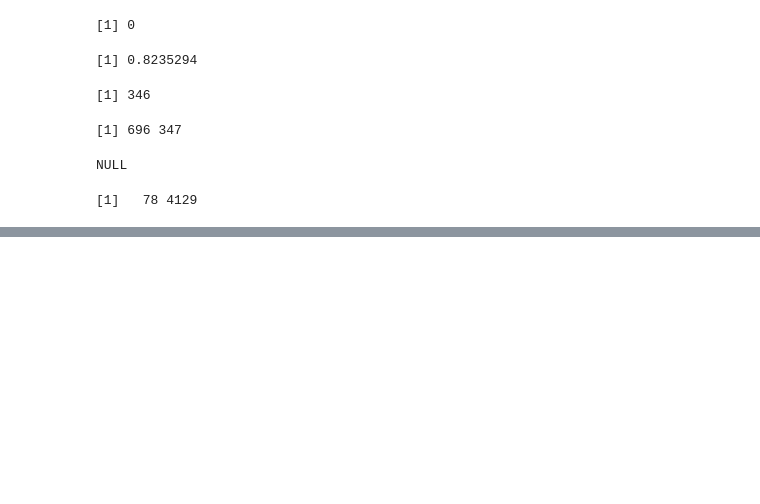
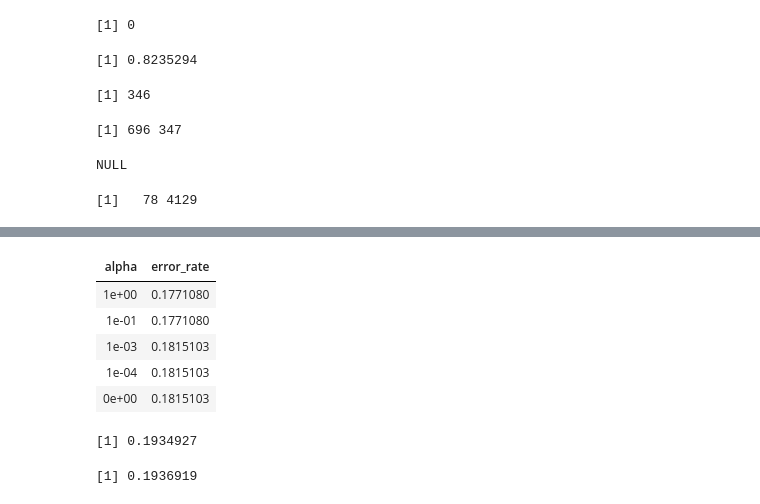
Before and after one commit to CryoliteZ/Statistical-Learning-R, a Jupyter notebook: HW6/hw6.ipynb, the cells around one changed output, grey strips where cells are left out. Saved outputs shown, nothing was run; the diff lists cells and outputs as text; code cells hidden in the pictures; blank space fills up the shorter version.

```diff
--- a/HW6/hw6.ipynb
+++ b/HW6/hw6.ipynb
@@ -204,0 +276,33 @@ head(dstune)
+# %%
+onehotencoding <- function(dum_features, dum_classes, df){
+    df = df[,dum_features]
+    for(feature in dum_features){
+        classes = dum_classes[feature]
+        for(c in classes){
+            dummy <- as.numeric(df[feature] == c)
+            dum_class_name = paste(feature, c, sep="_")
+            df[dum_class_name] = dummy
+        }
+    }
+    return(df[ , !(names(df) %in% dum_features)])
+}
+
+
+dum_features = c("workclass", "marital_status", "occupation","relationship", "race", "sex", "native_country")
+dum_classes = getFeatureClasses(df_all, dum_features)
+df_train_all_dummy = onehotencoding(dum_features, dum_classes, df_train_all)
+df_test_dummy = onehotencoding(dum_features, dum_classes, df_test)
+
+continuous_features = c("age", "fnlwgt", "education_num", "capital_gain", "capital_loss", "hours_per_week")
+df_train_all_cont = df_train_all[,continuous_features]
+df_test_cont = df_test[,continuous_features]
+df_train_all_cont_std = standarize(df_train_all_cont, df_test_cont)$x_train
+df_test_cont_std = standarize(df_train_all_cont, df_test_cont)$x_test
+df_train_all_x = cbind.fill(df_train_all_cont_std,df_train_all_dummy)
+df_train_all_y = df_train_all$y_income
+df_tune_x <- df_train_all_x[folds == 10,]
+df_tune_y <- df_train_all[folds == 10,]$y_income
+df_train_x <- df_train_all_x[folds!= 10, ]
+df_train_y <- df_train_all[folds != 10,]$y_income
+df_test_x = cbind.fill(df_test_cont_std,df_test_dummy)
+df_test_y = df_test$y_income
@@ -204,0 +329,34 @@ head(dstune)
+# %%
+
+
+alpha = c(1, 0.1, 0.001, 0.0001,  0)
+err_list = c()
+for(a in alpha){
+    fit <- glmnet(as.matrix(df_train_x), df_train_y, alpha = a, family="binomial")
+    x_predict_result = predict(fit, as.matrix(df_tune_x), s = 0.0001, type = "response") >= 0.5
+    err = 1 - sum((df_tune_y == x_predict_result) == TRUE) / length(x_predict_result)
+    err_list = c(err_list,err)
+}
+data.frame(alpha = alpha, error_rate = err_list)
+# %% [output]
+| alpha | error_rate |
+| 1e+00 | 0.1771080 |
+| 1e-01 | 0.1771080 |
+| 1e-03 | 0.1815103 |
+| 1e-04 | 0.1815103 |
+| 0e+00 | 0.1815103 |
+# %%
+fit <- glmnet(as.matrix(df_train_all_x), df_train_all_y, alpha = 1, family="binomial")
+x_predict_result = predict(fit, as.matrix(df_test_x), s = 0.0001, type = "response") >= 0.5
+err = 1-sum((df_test_y == x_predict_result) == TRUE) / length(x_predict_result)
+err
+# %% [output]
+[1] 0.1934927
+# %%
+
+fit <- glmnet(as.matrix(df_train_all_x), df_train_all_y, alpha = 0.1, family="binomial")
+x_predict_result = predict(fit, as.matrix(df_test_x), s = 0.0001, type = "response") >= 0.5
+err = 1-sum((df_test_y == x_predict_result) == TRUE) / length(x_predict_result)
+err
+# %% [output]
+[1] 0.1936919
```
Also changed, not shown: parts of 24 cells of this notebook, 2 other files.
